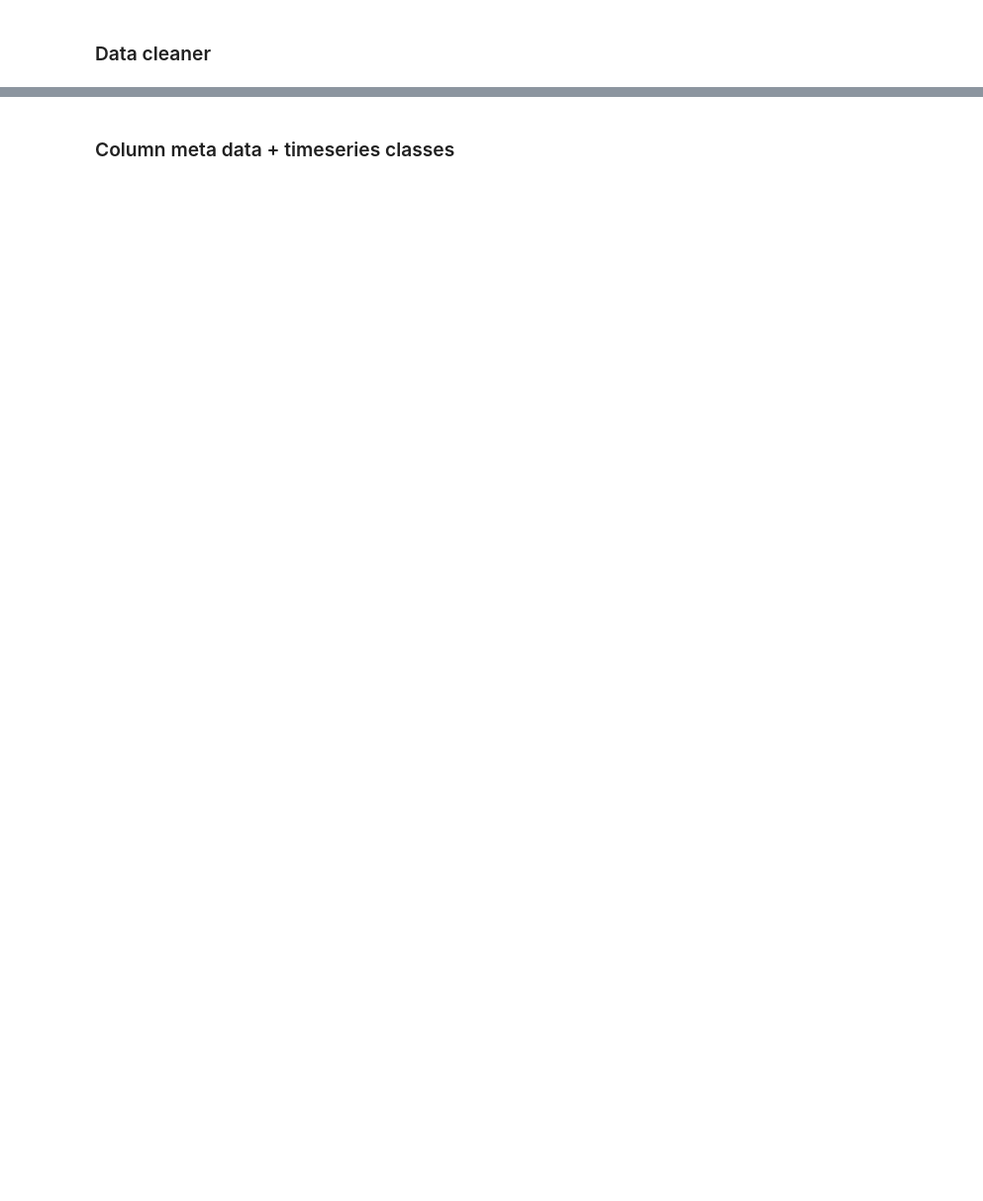
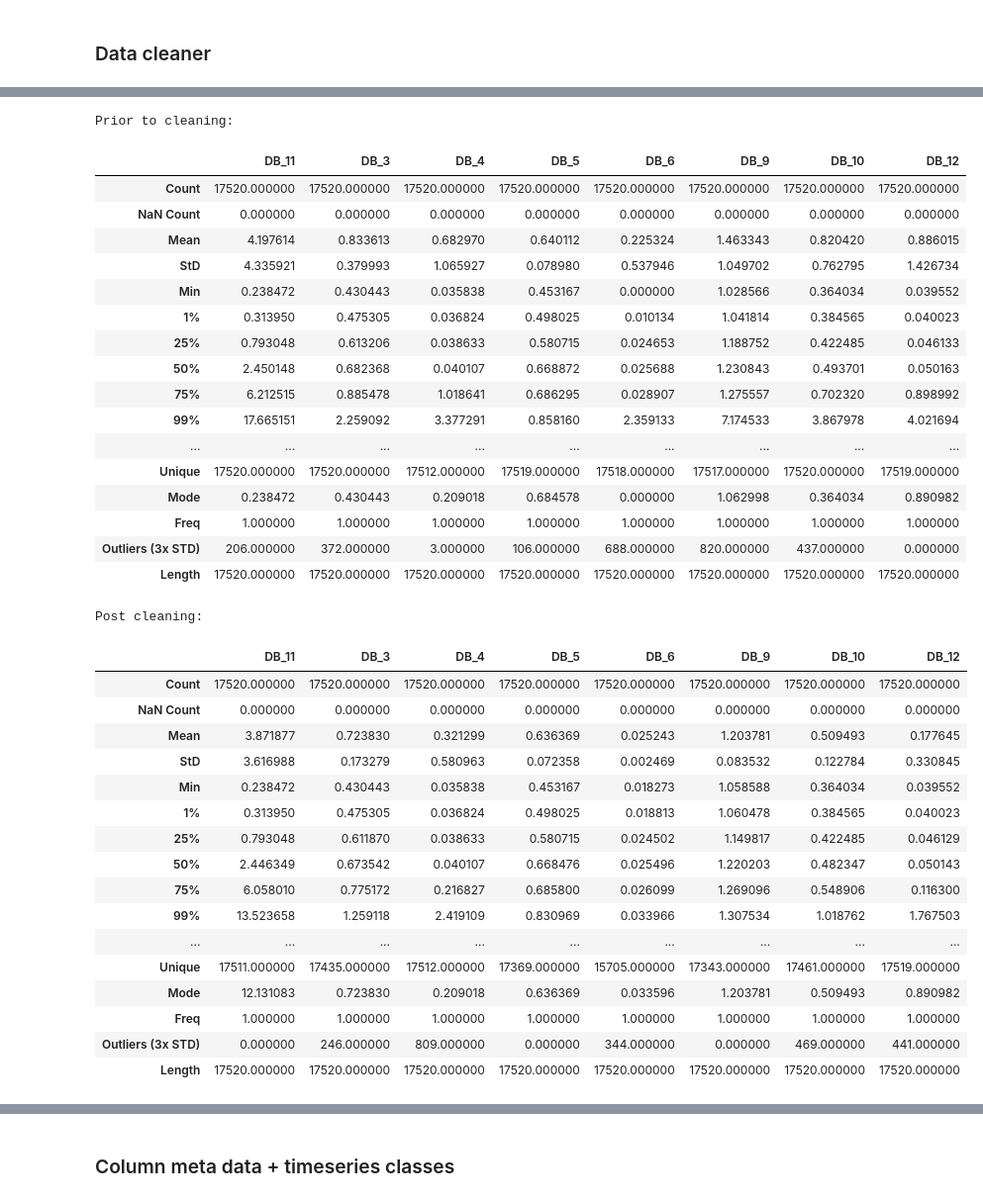
Before and after one commit to empowering-energy-solutions-ltd/e2sviz, a Jupyter notebook: notebooks/clean_demo.ipynb, the cells around one changed output, grey strips where cells are left out. Shown: that part at 99% size. Drawn from its saved outputs; the diff is of its cells as text; code cells hidden in the pictures; blank space fills up the shorter version.

```diff
--- a/notebooks/clean_demo.ipynb
+++ b/notebooks/clean_demo.ipynb
@@ -91,0 +27,41 @@ Post cleaning:
+# %%
+cleaner_list = [dp.OutlierRemover().data_cleaner, dp.FillMissingData().data_cleaner]
+
+test = sdp.DataPrep(bender_submeters, cleaner_list)
+# %% [output]
+Prior to cleaning:
+|  | DB_11 | DB_3 | DB_4 | DB_5 | DB_6 | DB_9 | DB_10 | DB_12 |
+| Count | 17520.000000 | 17520.000000 | 17520.000000 | 17520.000000 | 17520.000000 | 17520.000000 | 17520.000000 | 17520.000000 |
+| NaN Count | 0.000000 | 0.000000 | 0.000000 | 0.000000 | 0.000000 | 0.000000 | 0.000000 | 0.000000 |
+| Mean | 4.197614 | 0.833613 | 0.682970 | 0.640112 | 0.225324 | 1.463343 | 0.820420 | 0.886015 |
+| StD | 4.335921 | 0.379993 | 1.065927 | 0.078980 | 0.537946 | 1.049702 | 0.762795 | 1.426734 |
+| Min | 0.238472 | 0.430443 | 0.035838 | 0.453167 | 0.000000 | 1.028566 | 0.364034 | 0.039552 |
+| 1% | 0.313950 | 0.475305 | 0.036824 | 0.498025 | 0.010134 | 1.041814 | 0.384565 | 0.040023 |
+| 25% | 0.793048 | 0.613206 | 0.038633 | 0.580715 | 0.024653 | 1.188752 | 0.422485 | 0.046133 |
+| 50% | 2.450148 | 0.682368 | 0.040107 | 0.668872 | 0.025688 | 1.230843 | 0.493701 | 0.050163 |
+| 75% | 6.212515 | 0.885478 | 1.018641 | 0.686295 | 0.028907 | 1.275557 | 0.702320 | 0.898992 |
+| 99% | 17.665151 | 2.259092 | 3.377291 | 0.858160 | 2.359133 | 7.174533 | 3.867978 | 4.021694 |
+| ... | ... | ... | ... | ... | ... | ... | ... | ... |
+| Unique | 17520.000000 | 17520.000000 | 17512.000000 | 17519.000000 | 17518.000000 | 17517.000000 | 17520.000000 | 17519.000000 |
+| Mode | 0.238472 | 0.430443 | 0.209018 | 0.684578 | 0.000000 | 1.062998 | 0.364034 | 0.890982 |
+| Freq | 1.000000 | 1.000000 | 1.000000 | 1.000000 | 1.000000 | 1.000000 | 1.000000 | 1.000000 |
+| Outliers (3x STD) | 206.000000 | 372.000000 | 3.000000 | 106.000000 | 688.000000 | 820.000000 | 437.000000 | 0.000000 |
+| Length | 17520.000000 | 17520.000000 | 17520.000000 | 17520.000000 | 17520.000000 | 17520.000000 | 17520.000000 | 17520.000000 |
+Post cleaning:
+|  | DB_11 | DB_3 | DB_4 | DB_5 | DB_6 | DB_9 | DB_10 | DB_12 |
+| Count | 17520.000000 | 17520.000000 | 17520.000000 | 17520.000000 | 17520.000000 | 17520.000000 | 17520.000000 | 17520.000000 |
+| NaN Count | 0.000000 | 0.000000 | 0.000000 | 0.000000 | 0.000000 | 0.000000 | 0.000000 | 0.000000 |
+| Mean | 3.871877 | 0.723830 | 0.321299 | 0.636369 | 0.025243 | 1.203781 | 0.509493 | 0.177645 |
+| StD | 3.616988 | 0.173279 | 0.580963 | 0.072358 | 0.002469 | 0.083532 | 0.122784 | 0.330845 |
+| Min | 0.238472 | 0.430443 | 0.035838 | 0.453167 | 0.018273 | 1.058588 | 0.364034 | 0.039552 |
+| 1% | 0.313950 | 0.475305 | 0.036824 | 0.498025 | 0.018813 | 1.060478 | 0.384565 | 0.040023 |
+| 25% | 0.793048 | 0.611870 | 0.038633 | 0.580715 | 0.024502 | 1.149817 | 0.422485 | 0.046129 |
+| 50% | 2.446349 | 0.673542 | 0.040107 | 0.668476 | 0.025496 | 1.220203 | 0.482347 | 0.050143 |
+| 75% | 6.058010 | 0.775172 | 0.216827 | 0.685800 | 0.026099 | 1.269096 | 0.548906 | 0.116300 |
+| 99% | 13.523658 | 1.259118 | 2.419109 | 0.830969 | 0.033966 | 1.307534 | 1.018762 | 1.767503 |
+| ... | ... | ... | ... | ... | ... | ... | ... | ... |
+| Unique | 17511.000000 | 17435.000000 | 17512.000000 | 17369.000000 | 15705.000000 | 17343.000000 | 17461.000000 | 17519.000000 |
+| Mode | 12.131083 | 0.723830 | 0.209018 | 0.636369 | 0.033596 | 1.203781 | 0.509493 | 0.890982 |
+| Freq | 1.000000 | 1.000000 | 1.000000 | 1.000000 | 1.000000 | 1.000000 | 1.000000 | 1.000000 |
+| Outliers (3x STD) | 0.000000 | 246.000000 | 809.000000 | 0.000000 | 344.000000 | 0.000000 | 469.000000 | 441.000000 |
+| Length | 17520.000000 | 17520.000000 | 17520.000000 | 17520.000000 | 17520.000000 | 17520.000000 | 17520.000000 | 17520.000000 |
```
Also changed, not shown: parts of 12 cells of this notebook, 5 other files.
